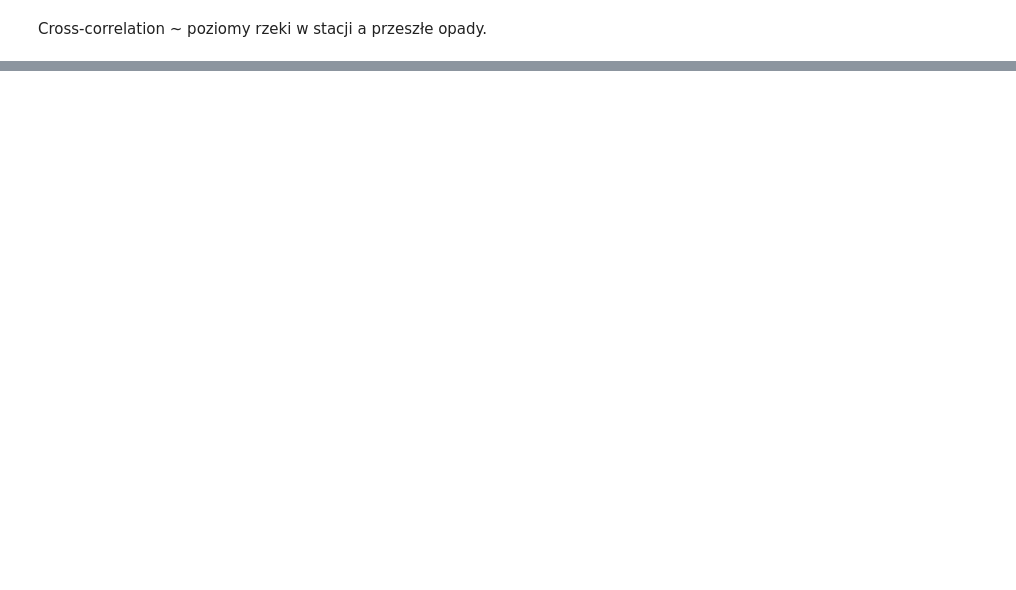
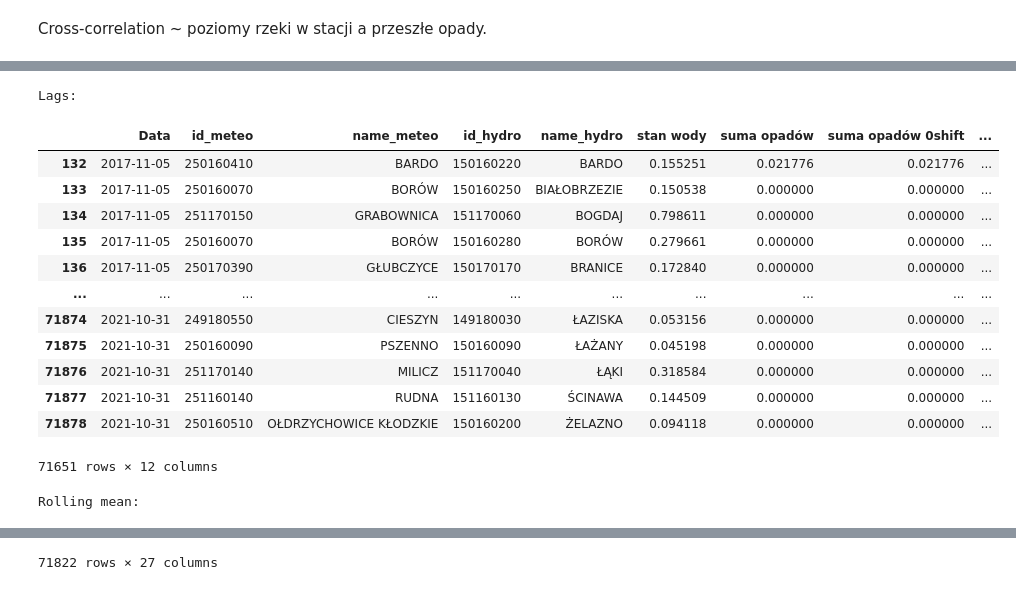
Before and after one commit to it4datascience/CuValley-Batmaja, a Jupyter notebook: expl_data_analysis/EDA.ipynb, the cells around one changed output, grey strips where cells are left out. Drawn from its saved outputs; the diff is of its cells as text; code cells hidden in the pictures; blank space fills up the shorter version.

```diff
--- a/expl_data_analysis/EDA.ipynb
+++ b/expl_data_analysis/EDA.ipynb
@@ -508,0 +525,9 @@ INNE ZMIENNE? Exploratory time series different.
+# %%
+dataset_normalized_hydro_effect = dataset_normalized.loc[:, ['Data']+hydro_cols].copy()
+dataset_normalized_hydro_effect = dataset_normalized_hydro_effect.melt(id_vars=['Data'])
+dataset_normalized_hydro_effect['id_hydro'] = dataset_normalized_hydro_effect[
+    'variable'].str.split('(', 1).str[1].str.split(')', 1).str[0].astype(int)
+dataset_normalized_hydro_effect.rename({'value': 'stan wody'}, axis=1, inplace=True)
+dataset_normalized_hydro_effect = dataset_normalized_hydro_effect[['Data', 'id_hydro', 'stan wody']]
+
+dataset_normalized_hydro_effect
@@ -508,0 +548,9 @@ INNE ZMIENNE? Exploratory time series different.
+# %%
+dataset_normalized_rain_effect = dataset_normalized.loc[:, ['Data']+meteo_cols].copy()
+dataset_normalized_rain_effect = dataset_normalized_rain_effect.melt(id_vars=['Data'])
+dataset_normalized_rain_effect['id_meteo'] = dataset_normalized_rain_effect[
+    'variable'].str.split('(', 1).str[1].str.split(')', 1).str[0].astype(int)
+dataset_normalized_rain_effect.rename({'value': 'suma opadów'}, axis=1, inplace=True)
+dataset_normalized_rain_effect = dataset_normalized_rain_effect[['Data', 'id_meteo', 'suma opadów']]
+
+dataset_normalized_rain_effect
@@ -508,0 +626,59 @@ INNE ZMIENNE? Exploratory time series different.
+# %%
+dataset_normalized_hydro_rain_effect = pd.merge(hierarchy, dataset_normalized_hydro_effect,
+                                                on=['id_hydro'], how='inner')
+dataset_normalized_hydro_rain_effect = pd.merge(dataset_normalized_hydro_rain_effect, dataset_normalized_rain_effect,
+                                                on=['Data', 'id_meteo'], how='inner')
+dataset_normalized_hydro_rain_effect = dataset_normalized_hydro_rain_effect.dropna()
+dataset_normalized_hydro_rain_effect.sort_values(by=['Data', 'name_hydro'], inplace=True)
+dataset_normalized_hydro_rain_effect.reset_index(drop=True, inplace=True)
+
+dataset_normalized_hydro_rain_effect = dataset_normalized_hydro_rain_effect[['Data', 'id_meteo', 'name_meteo', 'id_hydro',
+                                                                             'name_hydro', 'stan wody', 'suma opadów']]
+
+dataset_normalized_hydro_rain_effect_lags = dataset_normalized_hydro_rain_effect.copy()
+
+for shift in range(0, 5):
+    # lagged values
+    dataset_normalized_hydro_rain_effect_lags = add_shift_futures(
+        df_src=dataset_normalized_hydro_rain_effect_lags,
+        str_src_col='suma opadów',
+        str_dst_col=f'suma opadów {shift}shift',
+        int_lag=shift,
+        arr_hierarchy=['id_meteo', 'name_meteo', 'id_hydro', 'name_hydro'])
+
+dataset_normalized_hydro_rain_effect_rolling_mean = dataset_normalized_hydro_rain_effect_lags[['Data', 'id_meteo',
+                                           'name_meteo', 'id_hydro', 'name_hydro', 'stan wody', 'suma opadów 1shift']].copy()
+for shift in range(2, 22):
+    dataset_normalized_hydro_rain_effect_rolling_mean = add_rolling_futures(
+        df_src=dataset_normalized_hydro_rain_effect_rolling_mean,
+        str_src_col='suma opadów 1shift',
+        str_dst_col=f'suma opadów {shift}mean',
+        int_rolling_window=shift,
+        str_agg_function='mean',
+        arr_hierarchy=['id_meteo', 'name_meteo', 'id_hydro', 'name_hydro'])
+
+# Remove NaNs
+dataset_normalized_hydro_rain_effect_lags = dataset_normalized_hydro_rain_effect_lags.dropna()
+dataset_normalized_hydro_rain_effect_rolling_mean = dataset_normalized_hydro_rain_effect_rolling_mean.dropna()
+
+print('Lags:')
+display(dataset_normalized_hydro_rain_effect_lags)
+
+print('Rolling mean:')
+display(dataset_normalized_hydro_rain_effect_rolling_mean)
+# %% [output]
+Lags:
+|  | Data | id_meteo | name_meteo | id_hydro | name_hydro | stan wody | suma opadów | suma opadów 0shift | ... |
+| 132 | 2017-11-05 | 250160410 | BARDO | 150160220 | BARDO | 0.155251 | 0.021776 | 0.021776 | ... |
+| 133 | 2017-11-05 | 250160070 | BORÓW | 150160250 | BIAŁOBRZEZIE | 0.150538 | 0.000000 | 0.000000 | ... |
+| 134 | 2017-11-05 | 251170150 | GRABOWNICA | 151170060 | BOGDAJ | 0.798611 | 0.000000 | 0.000000 | ... |
+| 135 | 2017-11-05 | 250160070 | BORÓW | 150160280 | BORÓW | 0.279661 | 0.000000 | 0.000000 | ... |
+| 136 | 2017-11-05 | 250170390 | GŁUBCZYCE | 150170170 | BRANICE | 0.172840 | 0.000000 | 0.000000 | ... |
+| ... | ... | ... | ... | ... | ... | ... | ... | ... | ... |
+| 71874 | 2021-10-31 | 249180550 | CIESZYN | 149180030 | ŁAZISKA | 0.053156 | 0.000000 | 0.000000 | ... |
+| 71875 | 2021-10-31 | 250160090 | PSZENNO | 150160090 | ŁAŻANY | 0.045198 | 0.000000 | 0.000000 | ... |
+| 71876 | 2021-10-31 | 251170140 | MILICZ | 151170040 | ŁĄKI | 0.318584 | 0.000000 | 0.000000 | ... |
+| 71877 | 2021-10-31 | 251160140 | RUDNA | 151160130 | ŚCINAWA | 0.144509 | 0.000000 | 0.000000 | ... |
+| 71878 | 2021-10-31 | 250160510 | OŁDRZYCHOWICE KŁODZKIE | 150160200 | ŻELAZNO | 0.094118 | 0.000000 | 0.000000 | ... |
+71651 rows × 12 columns
+Rolling mean:
@@ -508,0 +697 @@ INNE ZMIENNE? Exploratory time series different.
+71822 rows × 27 columns
```
Also changed, not shown: parts of 17 cells of this notebook.
